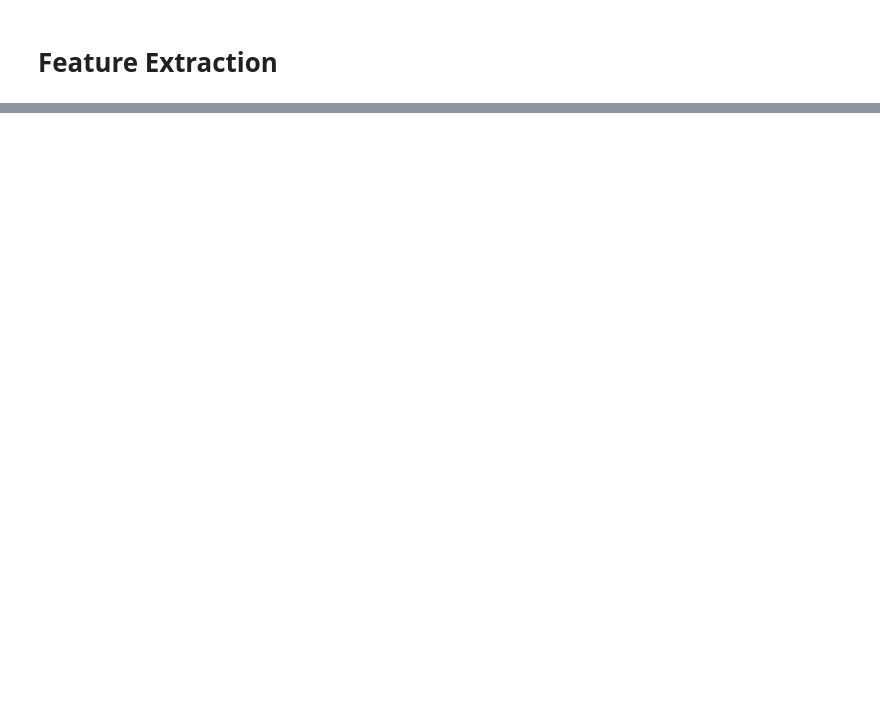
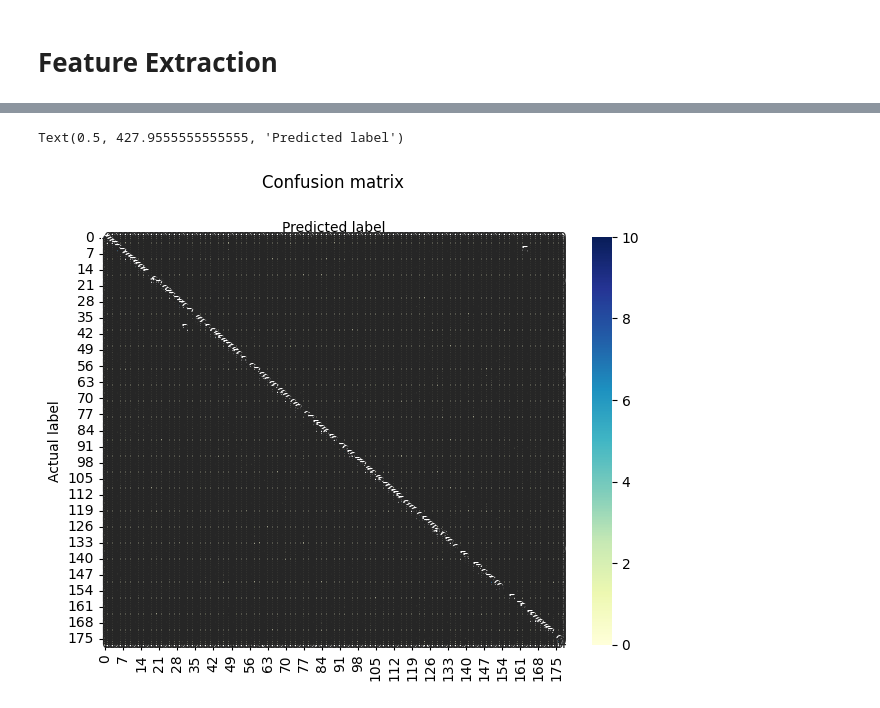
Before and after one commit to m-pluta/machine-learning, a Jupyter notebook: vsdc48.ipynb, the cells around one changed output, grey strips where cells are left out. Drawn from its saved outputs; the diff is of its cells as text; code cells hidden in the pictures; blank space fills up the shorter version.

```diff
--- a/vsdc48.ipynb
+++ b/vsdc48.ipynb
@@ -355,0 +322,20 @@ np.save('df_features.npy', array)
+# %%
+def extract_features(folder, loader, model):
+    features = []
+    labels = []
+
+    with torch.no_grad():
+        for images, label in loader:
+            images = images.to(torch.device("cuda" if torch.cuda.is_available() else "cpu"))
+
+            output = model(images)
+
+            feature_batch = output.cpu().detach().numpy().flatten().reshape(-1, 2048)
+            features.extend(feature_batch)
+            labels.extend(label.numpy())
+
+    return features, labels
+# %%
+train_features, train_labels = extract_features(train_folder, train_loader, resnet)
+val_features, val_labels = extract_features(test_folder, val_loader, resnet)
+test_features, test_labels = extract_features(val_folder, test_loader, resnet)
@@ -355,0 +361,5 @@ np.save('df_features.npy', array)
+# %%
+from sklearn import metrics
+
+cnf_matrix = metrics.confusion_matrix(val_labels, val_pred)
+cnf_matrix
@@ -355,0 +374,22 @@ np.save('df_features.npy', array)
+# %%
+# import required modules
+import numpy as np
+import matplotlib.pyplot as plt
+import seaborn as sns
+
+fig, ax = plt.subplots()
+tick_marks = np.arange(len(image_classes))
+plt.xticks(tick_marks, image_classes)
+plt.yticks(tick_marks, image_classes)
+# create heatmap
+sns.heatmap(pd.DataFrame(cnf_matrix), annot=True, cmap="YlGnBu" ,fmt='g')
+
+
+ax.xaxis.set_label_position("top")
+plt.tight_layout()
+plt.title('Confusion matrix', y=1.1)
+plt.ylabel('Actual label')
+plt.xlabel('Predicted label')
+# %% [output]
+Text(0.5, 427.9555555555555, 'Predicted label')
+[figure, added]
```
Also changed, not shown: parts of 24 cells of this notebook.
